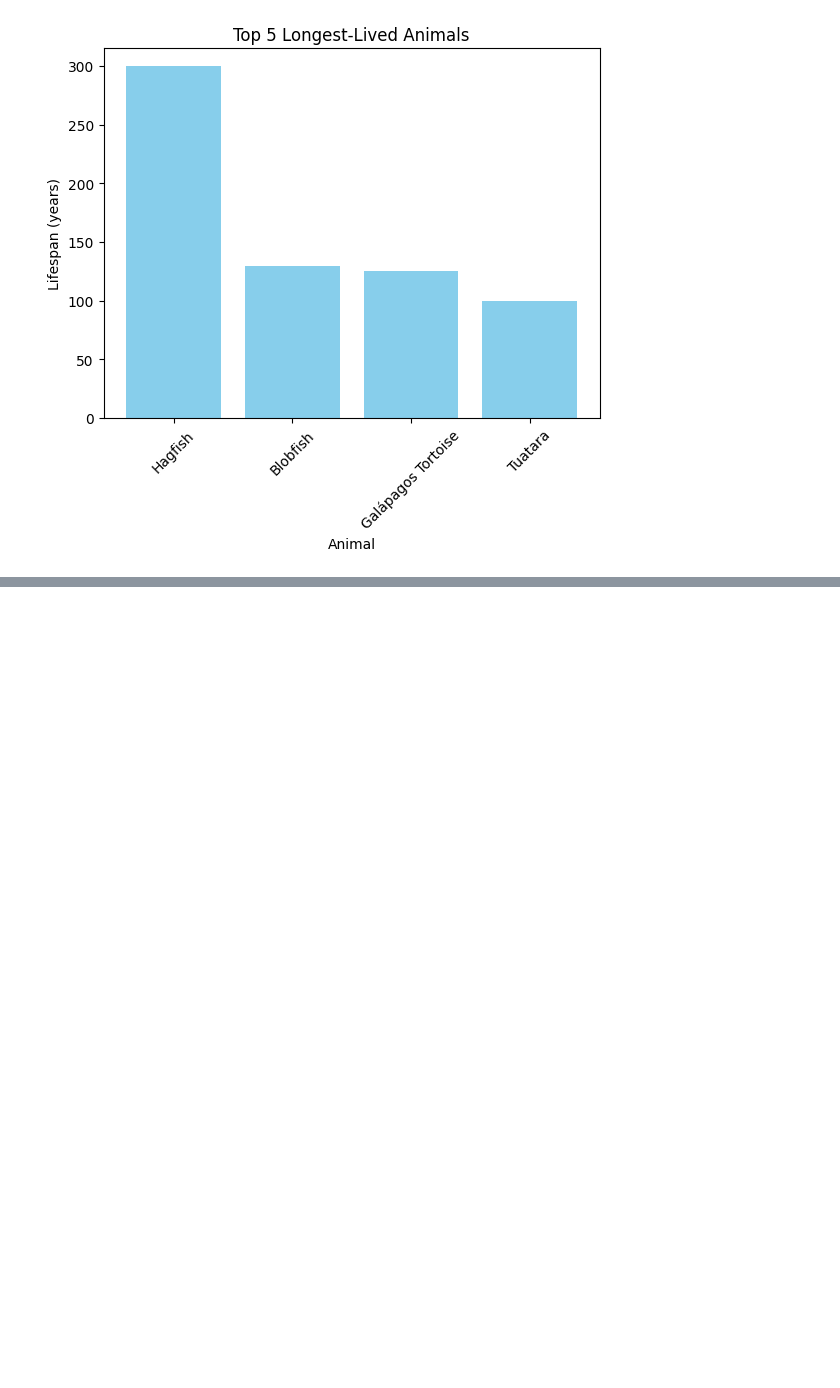
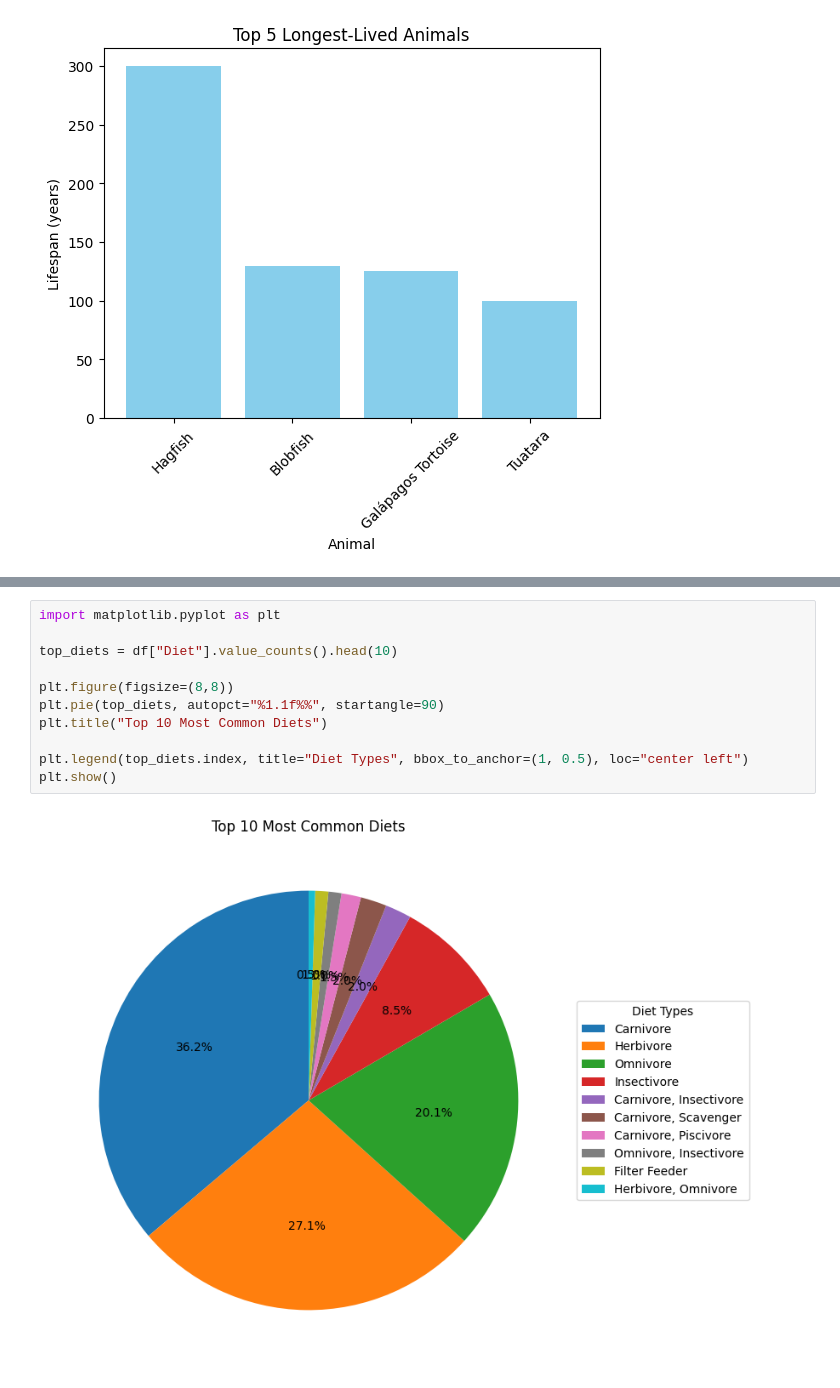
Before and after one commit to build-summer-2025/async-final-project-yellow-Nicolas, a Jupyter notebook: final_project_example.ipynb, the cells around one changed output, grey strips where cells are left out. Cells and saved outputs as stored; diff of their text form; blank space fills up the shorter version.

```diff
--- a/final_project_example.ipynb
+++ b/final_project_example.ipynb
@@ -75,0 +87,13 @@ plt.show()
+# %%
+import matplotlib.pyplot as plt
+
+top_diets = df["Diet"].value_counts().head(10)
+
+plt.figure(figsize=(8,8))
+plt.pie(top_diets, autopct="%1.1f%%", startangle=90)
+plt.title("Top 10 Most Common Diets")
+
+plt.legend(top_diets.index, title="Diet Types", bbox_to_anchor=(1, 0.5), loc="center left")
+plt.show()
+# %% [output]
+[figure, added]
```
Also changed, not shown: parts of 8 cells of this notebook, 1 other file.
